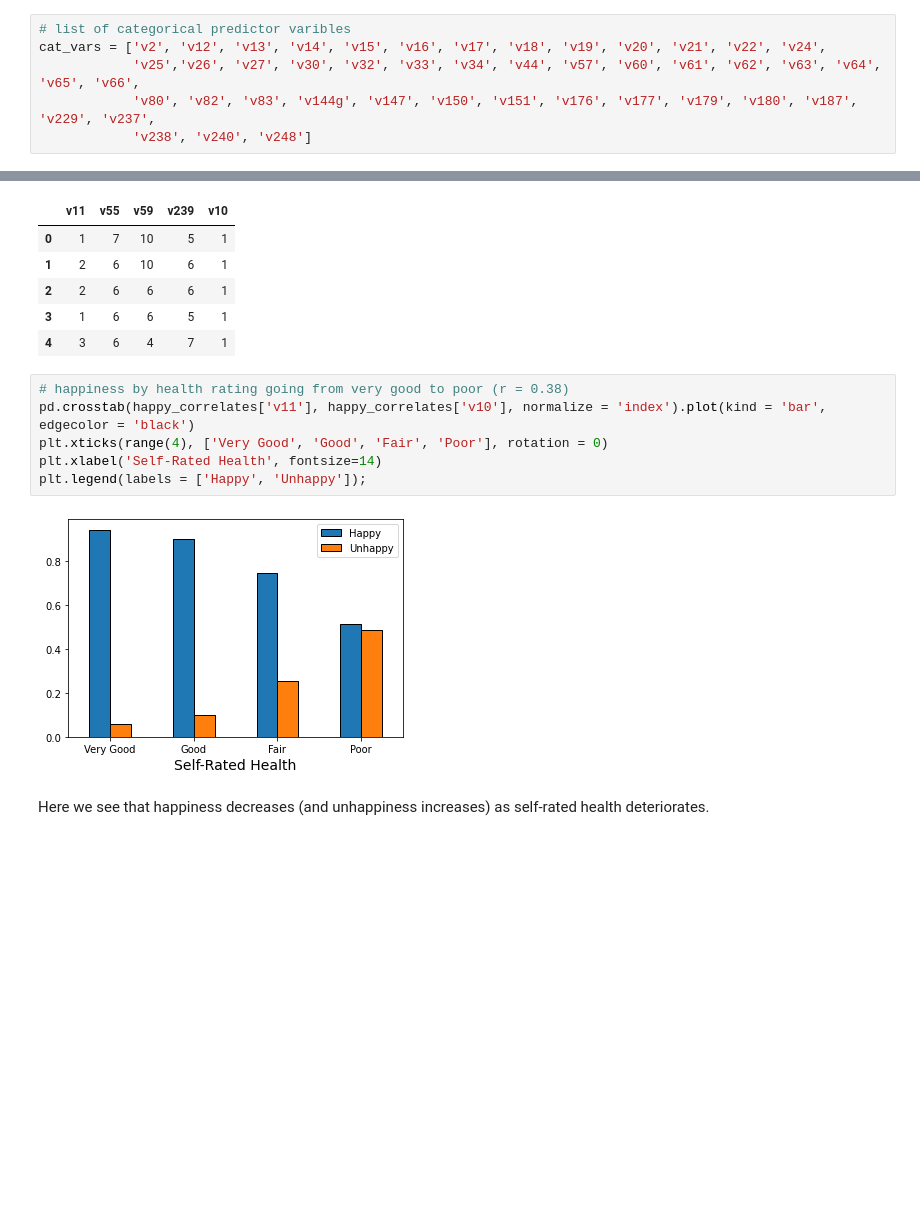
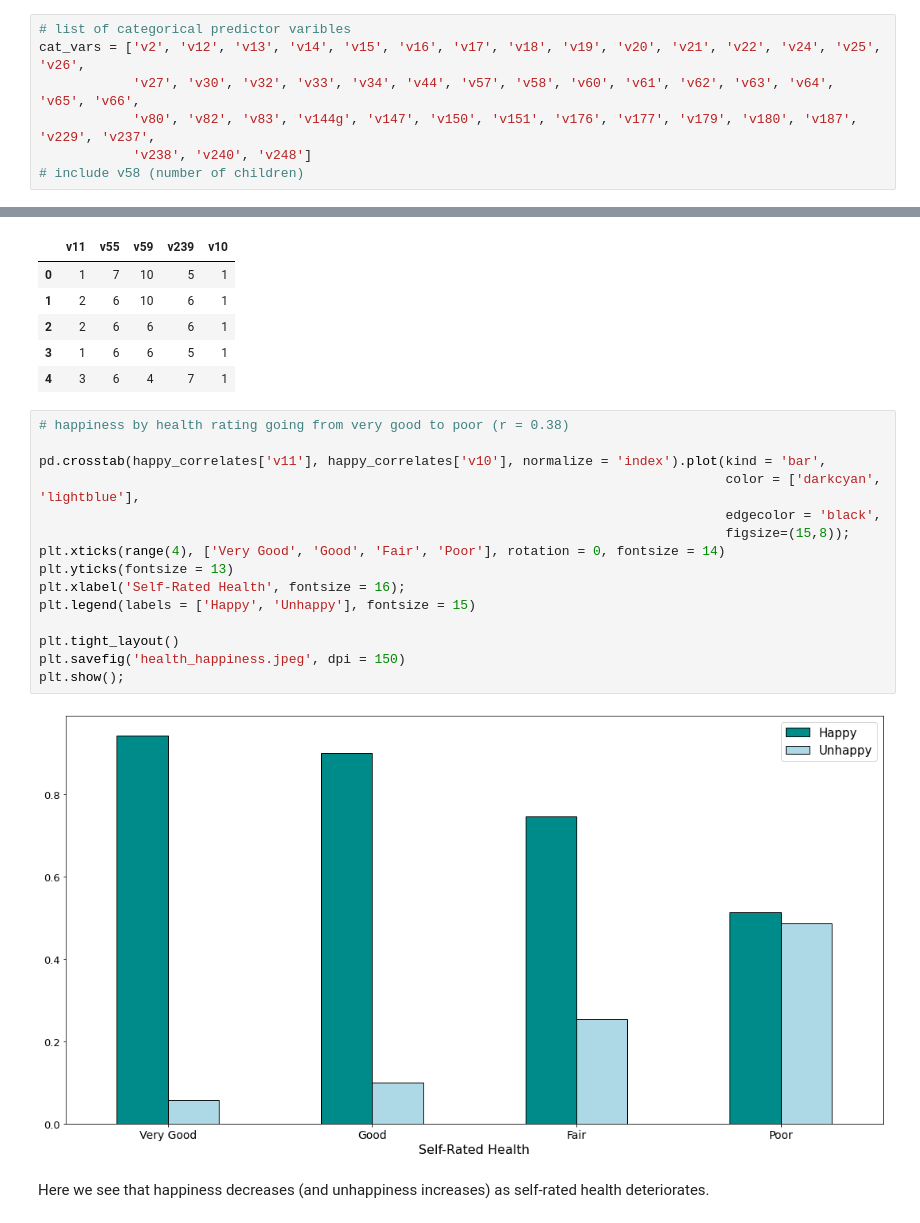
Before and after one commit to ocnrandolph/Evaluating_Happiness, a Jupyter notebook: notebooks/03_WVS_logistic_regression_analyses.ipynb, the cells around one changed output, grey strips where cells are left out. Drawn from its saved outputs; the diff is of its cells as text; blank space fills up the shorter version.

```diff
--- a/notebooks/03_WVS_logistic_regression_analyses.ipynb
+++ b/notebooks/03_WVS_logistic_regression_analyses.ipynb
@@ -100,10 +102,11 @@ X.shape
 (82808, 160)
 # %%
 # list of categorical predictor varibles
-cat_vars = ['v2', 'v12', 'v13', 'v14', 'v15', 'v16', 'v17', 'v18', 'v19', 'v20', 'v21', 'v22', 'v24',
-            'v25','v26', 'v27', 'v30', 'v32', 'v33', 'v34', 'v44', 'v57', 'v60', 'v61', 'v62', 'v63', 'v64', 'v65', 'v66',
+cat_vars = ['v2', 'v12', 'v13', 'v14', 'v15', 'v16', 'v17', 'v18', 'v19', 'v20', 'v21', 'v22', 'v24', 'v25', 'v26',
+            'v27', 'v30', 'v32', 'v33', 'v34', 'v44', 'v57', 'v58', 'v60', 'v61', 'v62', 'v63', 'v64', 'v65', 'v66',
             'v80', 'v82', 'v83', 'v144g', 'v147', 'v150', 'v151', 'v176', 'v177', 'v179', 'v180', 'v187', 'v229', 'v237',
             'v238', 'v240', 'v248']
+# include v58 (number of children)
 # %%
 # use `get_dummies` to one-hot encode categorical variables
 # drop_first argument creates a reference group for each categorical variable
@@ -197,12 +200,21 @@ happy_correlates.head()
 | 4 | 3 | 6 | 4 | 7 | 1 |
 # %%
 # happiness by health rating going from very good to poor (r = 0.38)
-pd.crosstab(happy_correlates['v11'], happy_correlates['v10'], normalize = 'index').plot(kind = 'bar', edgecolor = 'black')
-plt.xticks(range(4), ['Very Good', 'Good', 'Fair', 'Poor'], rotation = 0)
-plt.xlabel('Self-Rated Health', fontsize=14)
-plt.legend(labels = ['Happy', 'Unhappy']);
+
+pd.crosstab(happy_correlates['v11'], happy_correlates['v10'], normalize = 'index').plot(kind = 'bar',
+                                                                                        color = ['darkcyan', 'lightblue'],
+                                                                                        edgecolor = 'black',
+                                                                                        figsize=(15,8));
+plt.xticks(range(4), ['Very Good', 'Good', 'Fair', 'Poor'], rotation = 0, fontsize = 14)
+plt.yticks(fontsize = 13)
+plt.xlabel('Self-Rated Health', fontsize = 16);
+plt.legend(labels = ['Happy', 'Unhappy'], fontsize = 15)
+
+plt.tight_layout()
+plt.savefig('health_happiness.jpeg', dpi = 150)
+plt.show();
 # %% [output]
-[figure, old version]
+[figure, new version]
 # %% [markdown]
 Here we see that happiness decreases (and unhappiness increases) as self-rated health deteriorates.
 # %%
```
Also changed, not shown: parts of 44 cells of this notebook, 1 other file.
